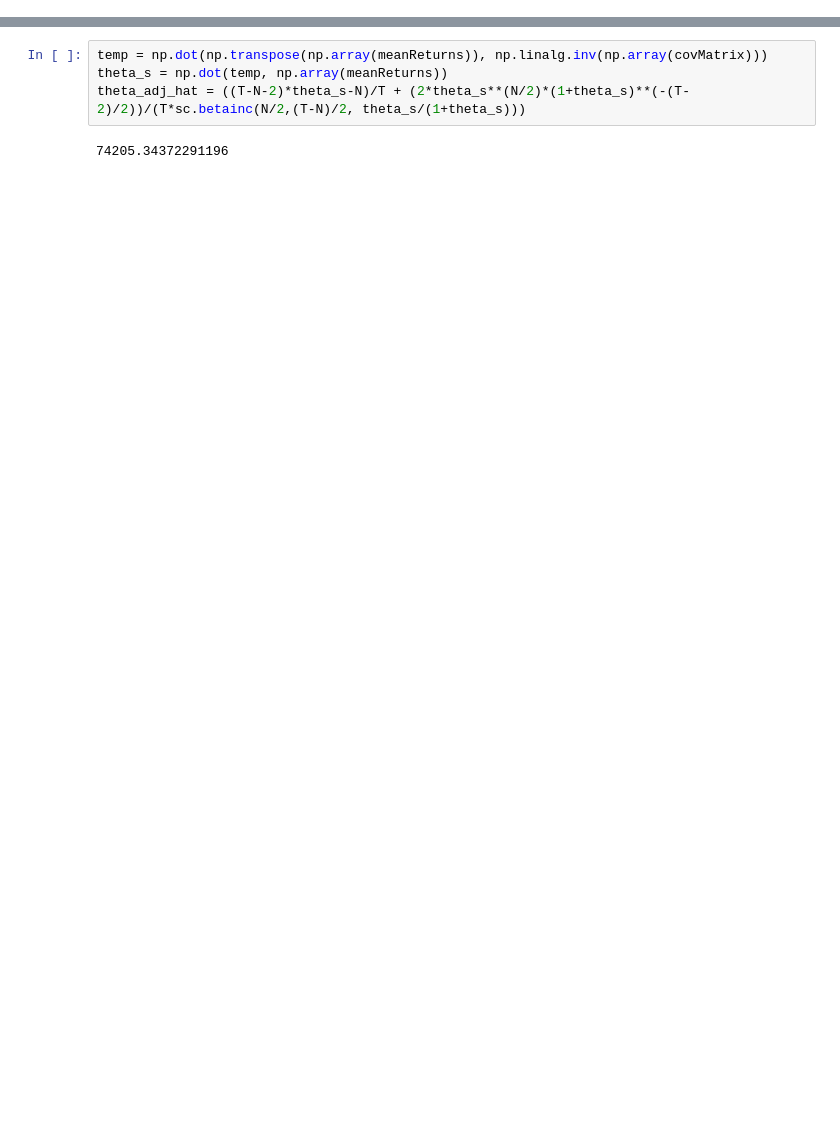
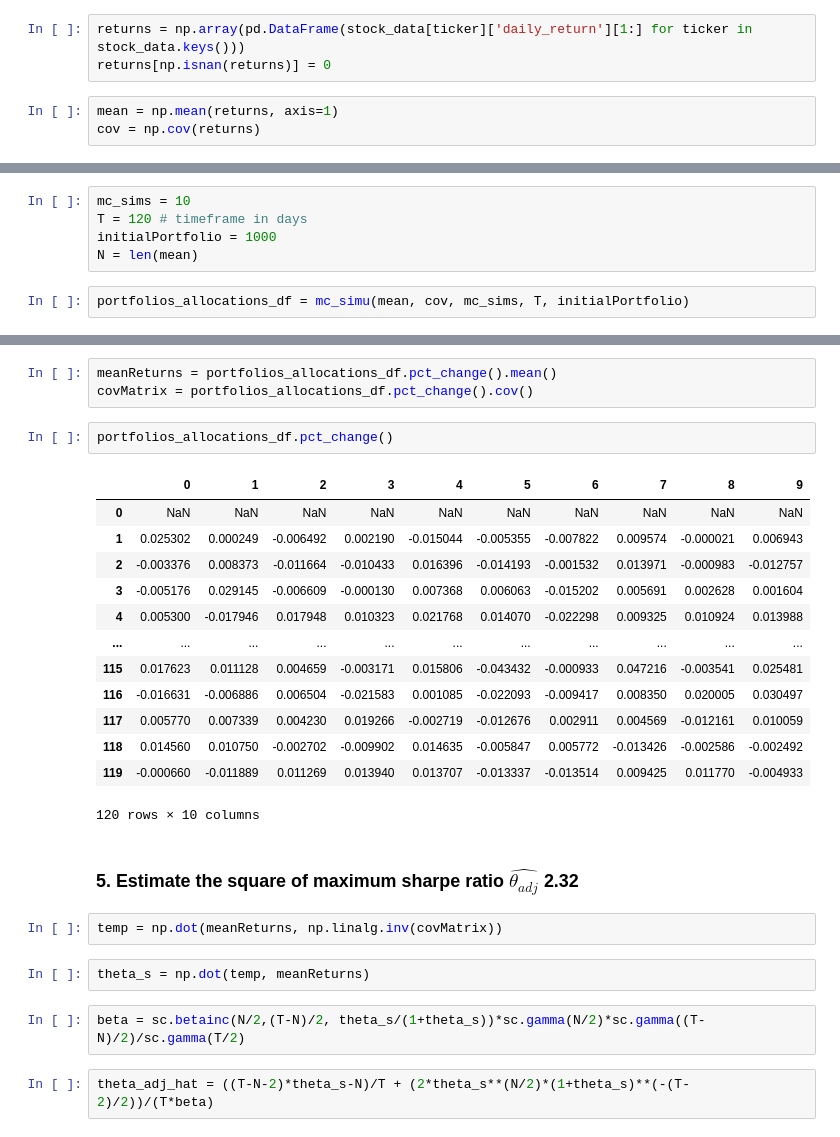
Before and after one commit to howard0911/maxser_simu, a Jupyter notebook: main.ipynb, the cells around one changed output, grey strips where cells are left out. Drawn from its saved outputs; the diff is of its cells as text; blank space fills up the shorter version.

```diff
--- a/main.ipynb
+++ b/main.ipynb
@@ -54,0 +132,6 @@ covMatrix = calculate_assets_covariance(data)
+# %%
+returns = np.array(pd.DataFrame(stock_data[ticker]['daily_return'][1:] for ticker in stock_data.keys()))
+returns[np.isnan(returns)] = 0
+# %%
+mean = np.mean(returns, axis=1)
+cov = np.cov(returns)
@@ -54,0 +140,7 @@ covMatrix = calculate_assets_covariance(data)
+# %%
+mc_sims = 10
+T = 120 # timeframe in days
+initialPortfolio = 1000
+N = len(mean)
+# %%
+portfolios_allocations_df = mc_simu(mean, cov, mc_sims, T, initialPortfolio)
@@ -55,6 +155,29 @@ covMatrix = calculate_assets_covariance(data)
+# %%
+meanReturns = portfolios_allocations_df.pct_change().mean()
+covMatrix = portfolios_allocations_df.pct_change().cov()
+# %%
+portfolios_allocations_df.pct_change()
+# %% [output]
+|  | 0 | 1 | 2 | 3 | 4 | 5 | 6 | 7 | 8 | 9 |
+| 0 | NaN | NaN | NaN | NaN | NaN | NaN | NaN | NaN | NaN | NaN |
+| 1 | 0.025302 | 0.000249 | -0.006492 | 0.002190 | -0.015044 | -0.005355 | -0.007822 | 0.009574 | -0.000021 | 0.006943 |
+| 2 | -0.003376 | 0.008373 | -0.011664 | -0.010433 | 0.016396 | -0.014193 | -0.001532 | 0.013971 | -0.000983 | -0.012757 |
+| 3 | -0.005176 | 0.029145 | -0.006609 | -0.000130 | 0.007368 | 0.006063 | -0.015202 | 0.005691 | 0.002628 | 0.001604 |
+| 4 | 0.005300 | -0.017946 | 0.017948 | 0.010323 | 0.021768 | 0.014070 | -0.022298 | 0.009325 | 0.010924 | 0.013988 |
+| ... | ... | ... | ... | ... | ... | ... | ... | ... | ... | ... |
+| 115 | 0.017623 | 0.011128 | 0.004659 | -0.003171 | 0.015806 | -0.043432 | -0.000933 | 0.047216 | -0.003541 | 0.025481 |
+| 116 | -0.016631 | -0.006886 | 0.006504 | -0.021583 | 0.001085 | -0.022093 | -0.009417 | 0.008350 | 0.020005 | 0.030497 |
+| 117 | 0.005770 | 0.007339 | 0.004230 | 0.019266 | -0.002719 | -0.012676 | 0.002911 | 0.004569 | -0.012161 | 0.010059 |
+| 118 | 0.014560 | 0.010750 | -0.002702 | -0.009902 | 0.014635 | -0.005847 | 0.005772 | -0.013426 | -0.002586 | -0.002492 |
+| 119 | -0.000660 | -0.011889 | 0.011269 | 0.013940 | 0.013707 | -0.013337 | -0.013514 | 0.009425 | 0.011770 | -0.004933 |
+120 rows × 10 columns
+# %% [markdown]
+### 5. Estimate the square of maximum sharpe ratio $\hat{\theta_{adj}}$ 2.32
+# %%
+temp = np.dot(meanReturns, np.linalg.inv(covMatrix))
+# %%
+theta_s = np.dot(temp, meanReturns)
+# %%
+beta = sc.betainc(N/2,(T-N)/2, theta_s/(1+theta_s))*sc.gamma(N/2)*sc.gamma((T-N)/2)/sc.gamma(T/2)
 # %%
-temp = np.dot(np.transpose(np.array(meanReturns)), np.linalg.inv(np.array(covMatrix)))
-theta_s = np.dot(temp, np.array(meanReturns))
-theta_adj_hat = ((T-N-2)*theta_s-N)/T + (2*theta_s**(N/2)*(1+theta_s)**(-(T-2)/2))/(T*sc.betainc(N/2,(T-N)/2, theta_s/(1+theta_s)))
+theta_adj_hat = ((T-N-2)*theta_s-N)/T + (2*theta_s**(N/2)*(1+theta_s)**(-(T-2)/2))/(T*beta)
-# %% [output]
-74205.34372291196
```
Also changed, not shown: parts of 31 cells of this notebook, 4 other files.
